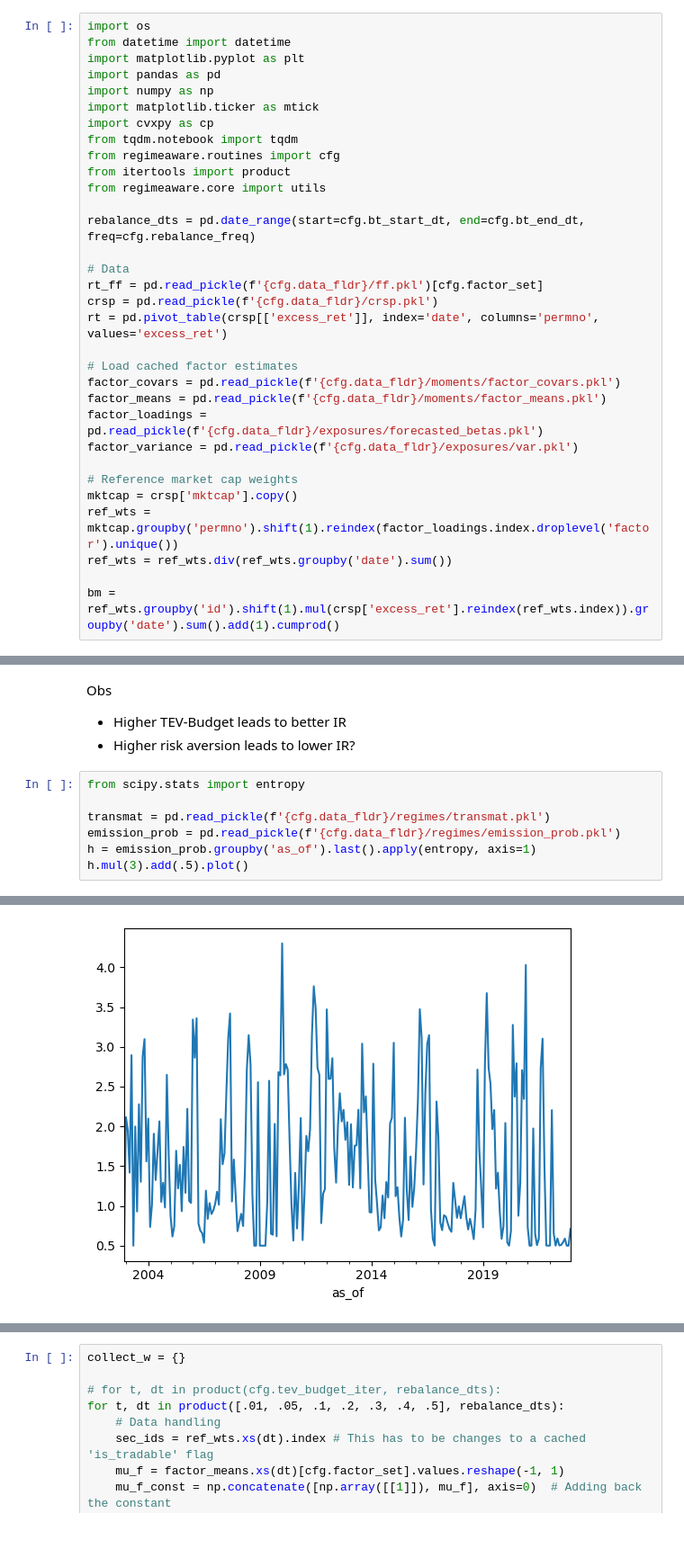
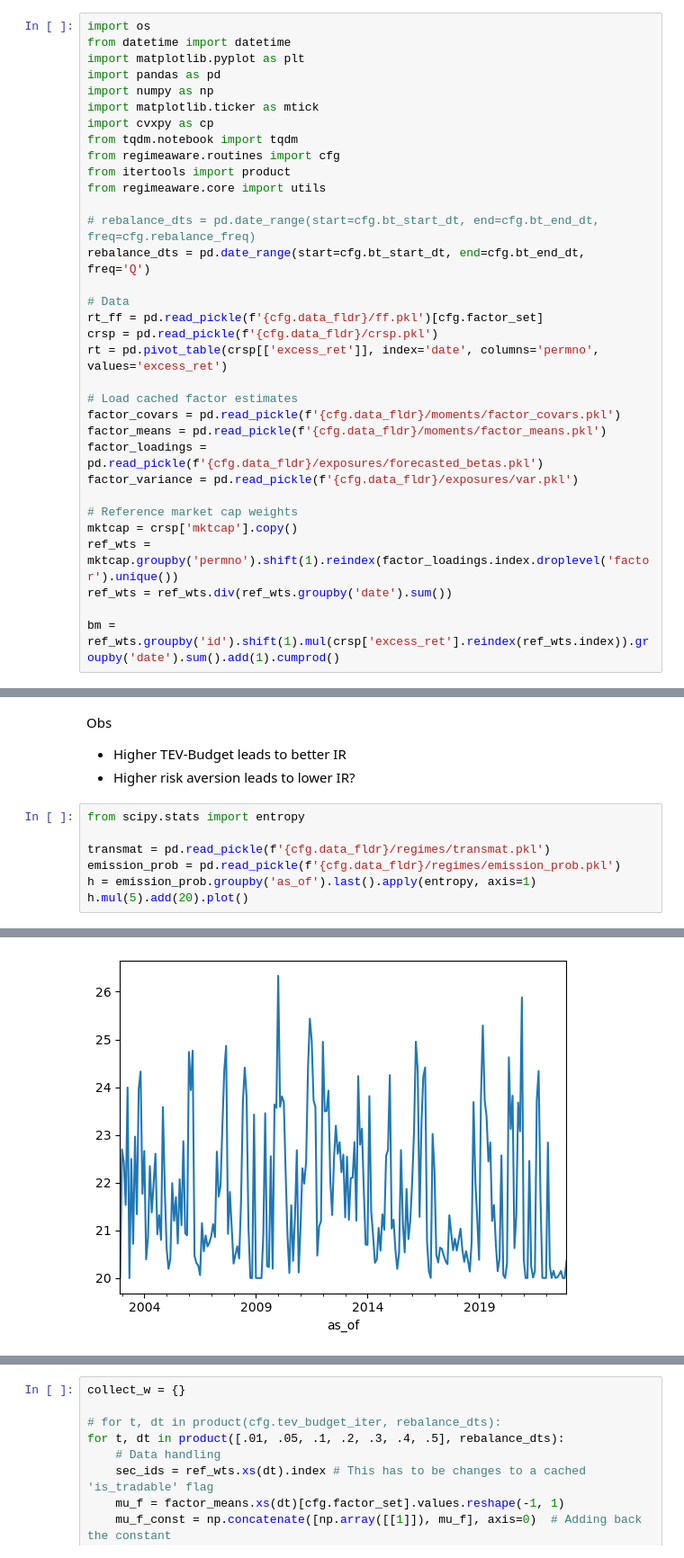
Before and after one commit to fcoibanez/regimeaware, a Jupyter notebook: notebooks/empirical.ipynb, the cells around one changed output, grey strips where cells are left out. Shown: that part at 90% size. Cells and saved outputs as stored; diff of their text form.

```diff
--- a/notebooks/empirical.ipynb
+++ b/notebooks/empirical.ipynb
@@ -13,7 +13,8 @@ from regimeaware.routines import cfg
 from itertools import product
 from regimeaware.core import utils
 
-rebalance_dts = pd.date_range(start=cfg.bt_start_dt, end=cfg.bt_end_dt, freq=cfg.rebalance_freq)
+# rebalance_dts = pd.date_range(start=cfg.bt_start_dt, end=cfg.bt_end_dt, freq=cfg.rebalance_freq)
+rebalance_dts = pd.date_range(start=cfg.bt_start_dt, end=cfg.bt_end_dt, freq='Q')
 
 # Data
 rt_ff = pd.read_pickle(f'{cfg.data_fldr}/ff.pkl')[cfg.factor_set]
@@ -144,10 +227,10 @@ Obs
 # %%
 from scipy.stats import entropy
 
 transmat = pd.read_pickle(f'{cfg.data_fldr}/regimes/transmat.pkl')
 emission_prob = pd.read_pickle(f'{cfg.data_fldr}/regimes/emission_prob.pkl')
 h = emission_prob.groupby('as_of').last().apply(entropy, axis=1)
-h.mul(3).add(.5).plot()
+h.mul(5).add(20).plot()
 # %% [output]
 <Axes: xlabel='as_of'>
-[figure, old version]
+[figure, new version]
```
Also changed, not shown: parts of 19 cells of this notebook, 2 other files.
